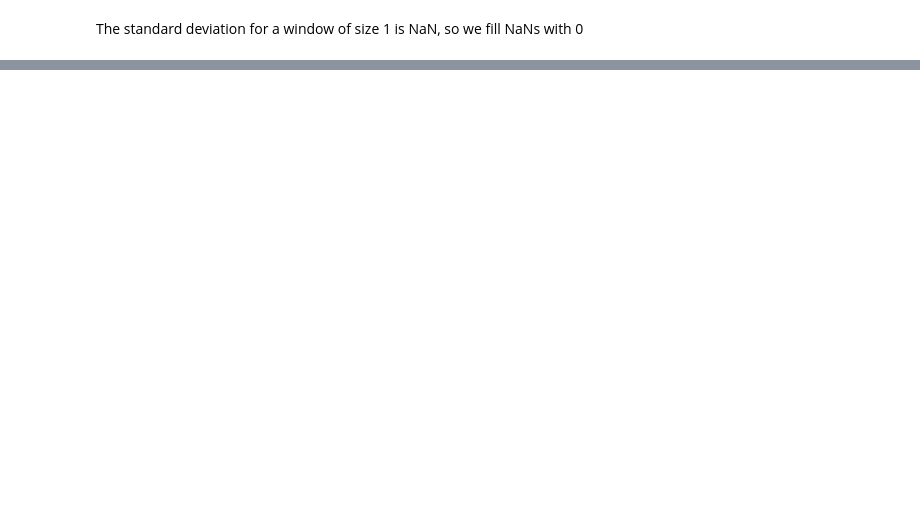
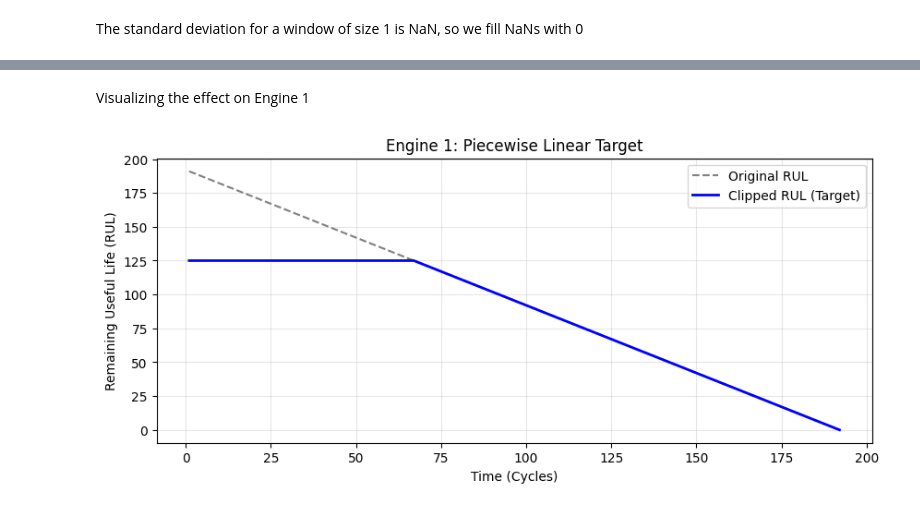
Before and after one commit to baibhab-chowdhury/RUL_Predictive_Maintenance, a Jupyter notebook: notebooks/03_feature_engineering.ipynb, the cells around one changed output, grey strips where cells are left out. Drawn from its saved outputs; the diff is of its cells as text; code cells hidden in the pictures; blank space fills up the shorter version.

```diff
--- a/notebooks/03_feature_engineering.ipynb
+++ b/notebooks/03_feature_engineering.ipynb
@@ -64,0 +71,21 @@ New Feature Shape: (20631, 48)
+# %%
+MAX_RUL = 125
+
+df_feat['RUL_clipped'] = df_feat['RUL'].clip(upper=MAX_RUL)
+# %% [markdown]
+Visualizing the effect on Engine 1
+# %%
+plt.figure(figsize=(10, 4))
+engine_1 = df_feat[df_feat['unit_nr'] == 1]
+
+plt.plot(engine_1['time_cycles'], engine_1['RUL'], label='Original RUL', linestyle='--', color='gray')
+plt.plot(engine_1['time_cycles'], engine_1['RUL_clipped'], label='Clipped RUL (Target)', linewidth=2, color='blue')
+
+plt.title('Engine 1: Piecewise Linear Target')
+plt.xlabel('Time (Cycles)')
+plt.ylabel('Remaining Useful Life (RUL)')
+plt.legend()
+plt.grid(True, alpha=0.3)
+plt.show()
+# %% [output]
+[figure, added]
```
Also changed, not shown: parts of 4 cells of this notebook, 1 other file.
